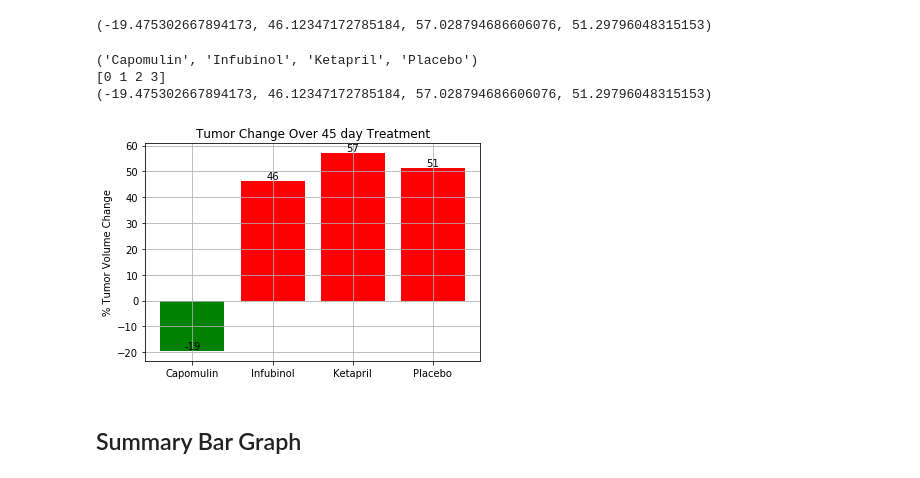
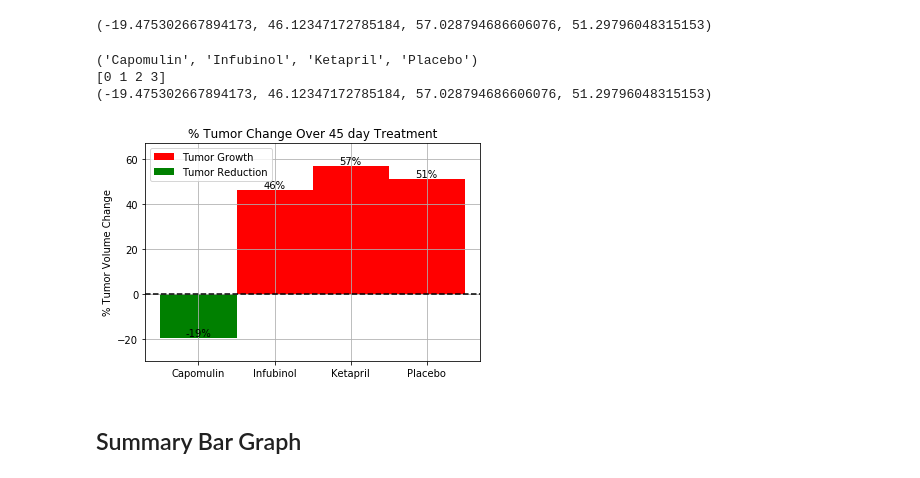
Before and after one commit to paul-data-science/HW5, a Jupyter notebook: pymaceuticals_starter-PAULAGv2.ipynb, the cells around one changed output. Saved outputs shown, nothing was run; the diff lists cells and outputs as text; code cells hidden in the pictures.

```diff
--- a/pymaceuticals_starter-PAULAGv2.ipynb
+++ b/pymaceuticals_starter-PAULAGv2.ipynb
@@ -327,42 +331,30 @@ dtype: float64
 # %%
 drug_tuple=tuple(drug_list)
 print(drug_tuple)
 objects = (drug_tuple)
 y_pos = np.arange(len(objects))
 print(y_pos)
 performance = perc_change_tuple
 print(performance)
-
+plt.ylim(min(perc_change_tuple)-10,max(perc_change_tuple)+10)
 for drug in range(len(drug_list)):
     if performance[drug] > 0:
-        plt.bar(y_pos[drug], performance[drug], color='r', align='center', alpha=1)
+        growth=plt.bar(y_pos[drug], performance[drug], color='r', align='center', alpha=1, width=1)
     else:
-        plt.bar(y_pos[drug], performance[drug], color='g', align='center', alpha=1)
-    plt.text(y_pos[drug], 1.0*performance[drug], '%d' % int(performance[drug]), ha='center', va='bottom')
+        reduction=plt.bar(y_pos[drug], performance[drug], color='g', align='center', alpha=1, width=1)
+    plt.text(y_pos[drug], performance[drug], '%d' % int(performance[drug])+'%', ha='center', va='bottom', color='black')
 
+plt.axhline(y=0, color = 'black', linestyle='--')
 plt.xticks(y_pos, objects)
 plt.ylabel('% Tumor Volume Change')
-plt.title('Tumor Change Over 45 day Treatment')
-'''
-    plt.text(y_pos[0], 1.0*performance[0],
-               '%d' % int(performance[0]),
-               ha='center', va='bottom')
-    plt.text(y_pos[1], 1.0*performance[1],
-               '%d' % int(performance[1]),
-               ha='center', va='bottom')
-    plt.text(y_pos[2], 1.0*performance[2],
-               '%d' % int(performance[2]),
-               ha='center', va='bottom')
-    plt.text(y_pos[3], performance[3],
-               int(performance[3]),
-               ha='center', va='bottom')
-    '''
+plt.title('% Tumor Change Over 45 day Treatment')
+plt.legend((growth, reduction), ('Tumor Growth', 'Tumor Reduction'), loc="upper left")
 plt.grid()
 # %% [output]
 ('Capomulin', 'Infubinol', 'Ketapril', 'Placebo')
 [0 1 2 3]
 (-19.475302667894173, 46.12347172785184, 57.028794686606076, 51.29796048315153)
-[figure, old version]
+[figure, new version]
 # %% [markdown]
 ## Summary Bar Graph
 # %%
```
Also changed, not shown: parts of 3 cells of this notebook.
